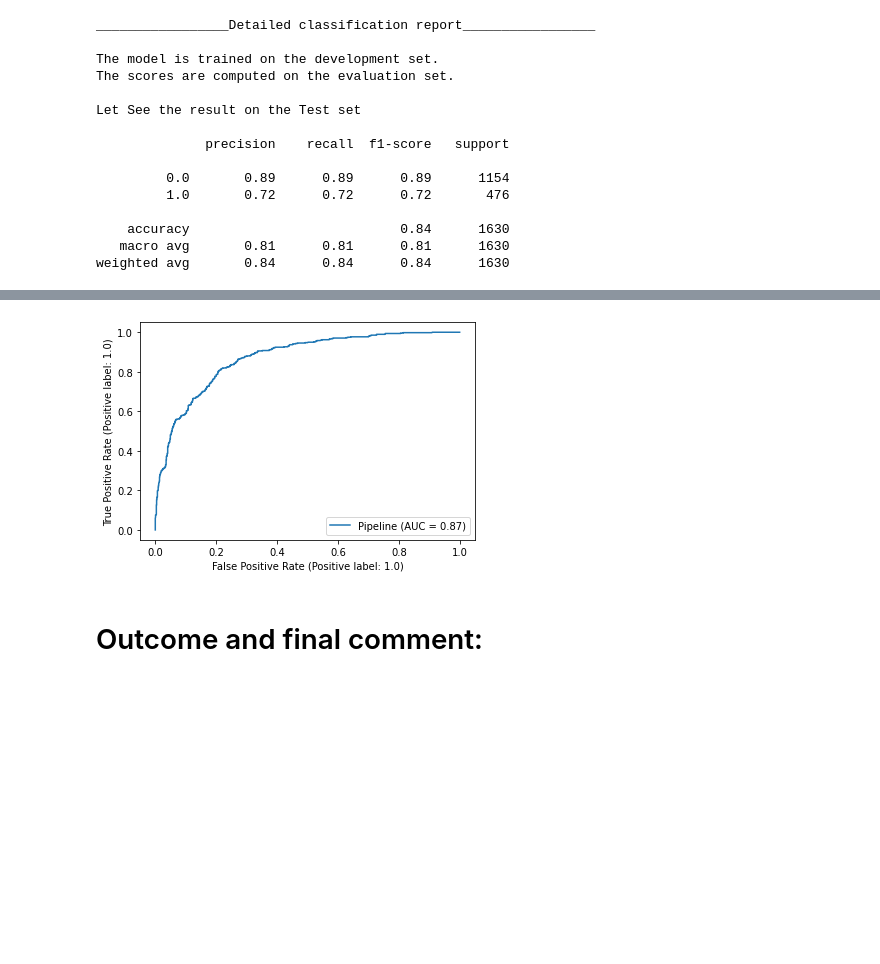
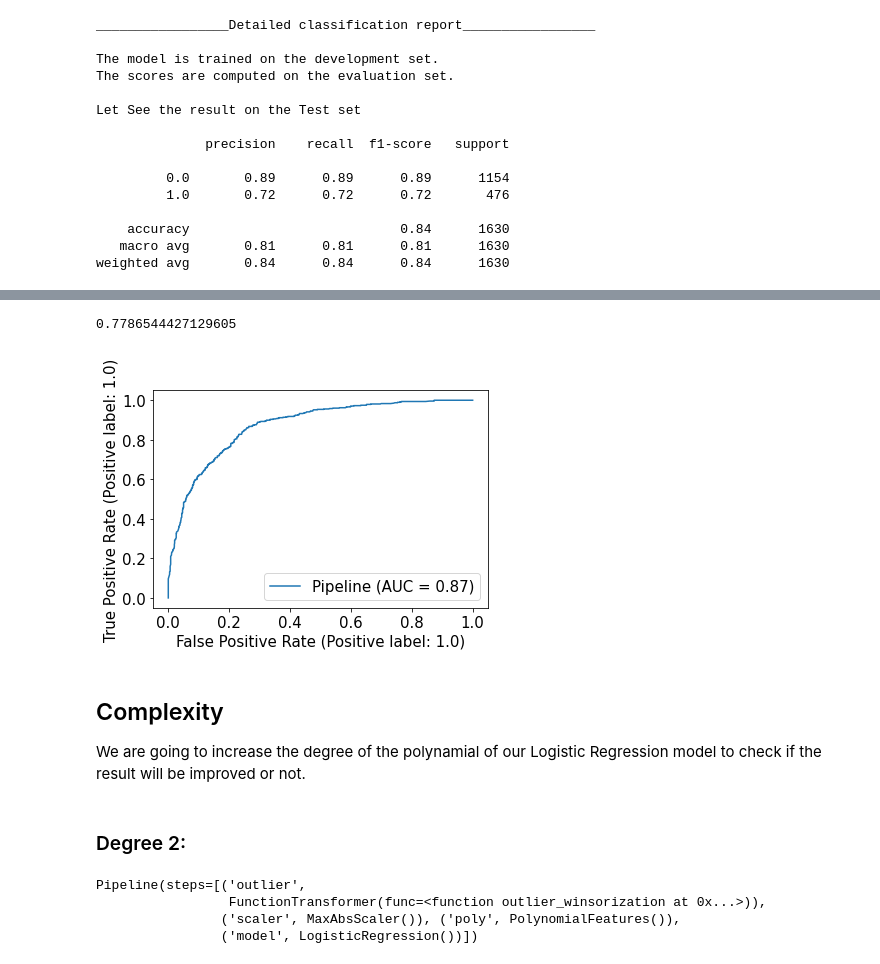
Before and after one commit to hassanteymoori/Insurance-claims-over-cars, a Jupyter notebook: Insurance-claims-over-cars.ipynb, the cells around one changed output, grey strips where cells are left out. Saved outputs shown, nothing was run; the diff lists cells and outputs as text; code cells hidden in the pictures; blank space fills up the shorter version.

```diff
--- a/Insurance-claims-over-cars.ipynb
+++ b/Insurance-claims-over-cars.ipynb
@@ -1190,8 +1255,19 @@ weighted avg       0.81      0.81      0.81      1630
-# %%
-metrics.plot_roc_curve(pip_model, X_test, y_test)
-
-plt.show()
-# %% [output]
-[figure, removed]
-# %% [markdown]
-# Outcome and final comment:
+# %%
+from sklearn import metrics
+from sklearn.metrics import roc_auc_score
+roc_auc_score(y_test, y_pred_nb)
+# %% [output]
+0.7786544427129605
+# %%
+from sklearn import metrics
+from sklearn.metrics import roc_auc_score
+metrics.plot_roc_curve(pipeline, X_test, y_test)
+
+plt.show()
+# %% [output]
+[figure, added]
+# %% [markdown]
+## Complexity
+We are going to increase the degree of the polynamial of our Logistic Regression model to check if the result will be improved or not.
+# %% [markdown]
+### Degree 2:
@@ -1197,0 +1290,7 @@ plt.show()
+# %%
+pipeline.fit(X_train, y_train)
+# %% [output]
+Pipeline(steps=[('outlier',
+                 FunctionTransformer(func=<function outlier_winsorization at 0x...>)),
+                ('scaler', MaxAbsScaler()), ('poly', PolynomialFeatures()),
+                ('model', LogisticRegression())])
```
Also changed, not shown: parts of 123 cells of this notebook, 1 other file.
